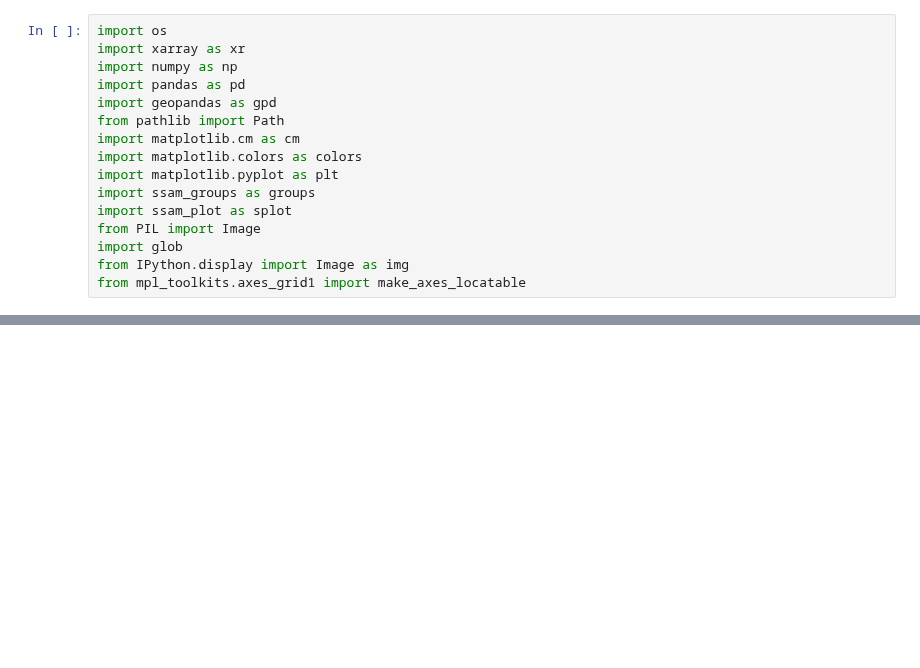
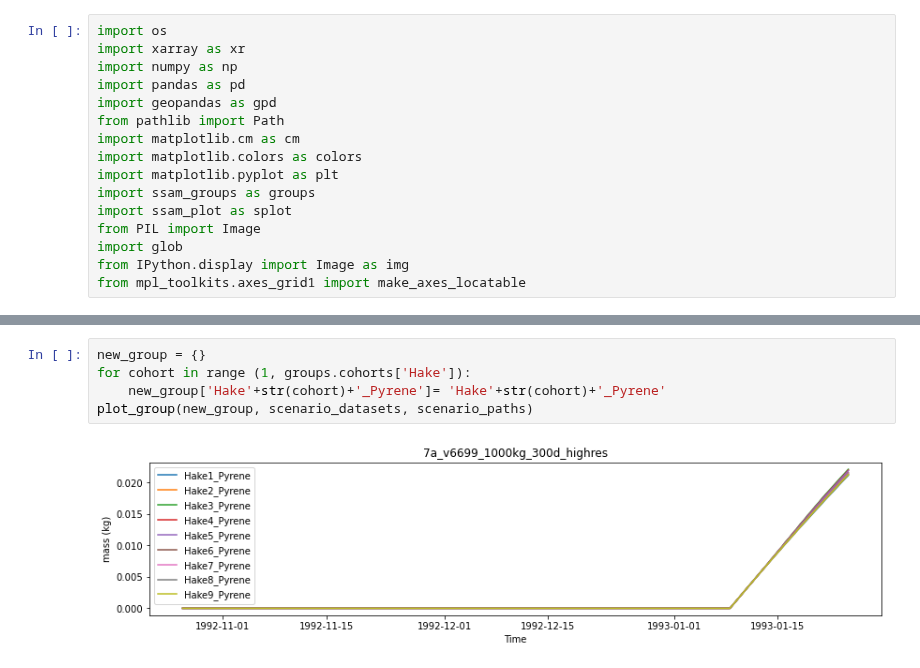
Before and after one commit to SS-Atlantis/analysis-raisha, a Jupyter notebook: notebooks/SSAM-debug-age-structured.ipynb, the cells around one changed output, grey strips where cells are left out. Drawn from its saved outputs; the diff is of its cells as text; blank space fills up the shorter version.

```diff
--- a/notebooks/SSAM-debug-age-structured.ipynb
+++ b/notebooks/SSAM-debug-age-structured.ipynb
@@ -235,0 +89,7 @@ ax.legend(['cohort 1','cohort 2', 'cohort 3','cohort 4','cohort 5'], bbox_to_anc
+# %%
+new_group = {}
+for cohort in range (1, groups.cohorts['Hake']):
+    new_group['Hake'+str(cohort)+'_Pyrene']= 'Hake'+str(cohort)+'_Pyrene'
+plot_group(new_group, scenario_datasets, scenario_paths)
+# %% [output]
+[figure, added]
```
Also changed, not shown: parts of 33 cells of this notebook.
